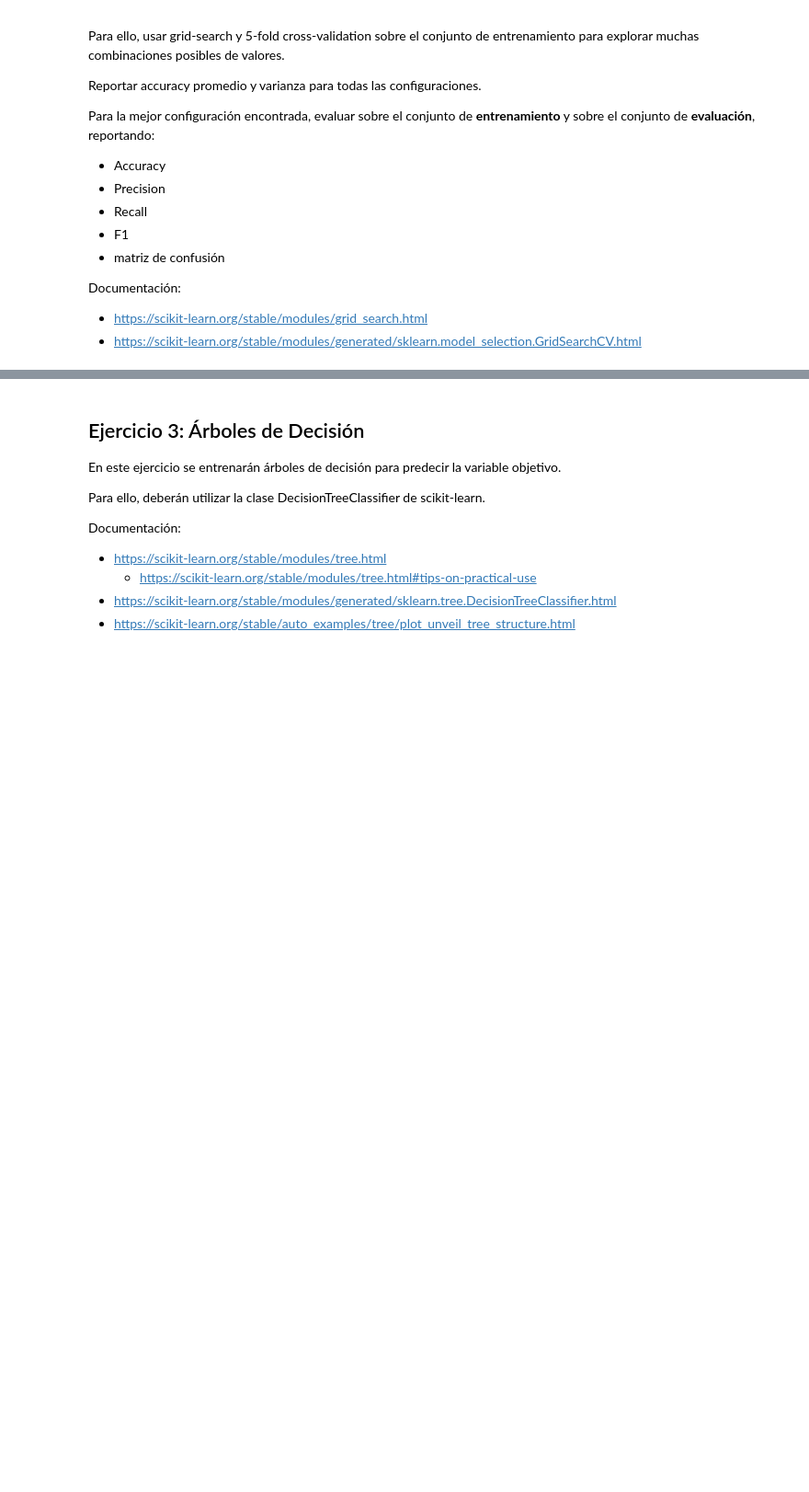
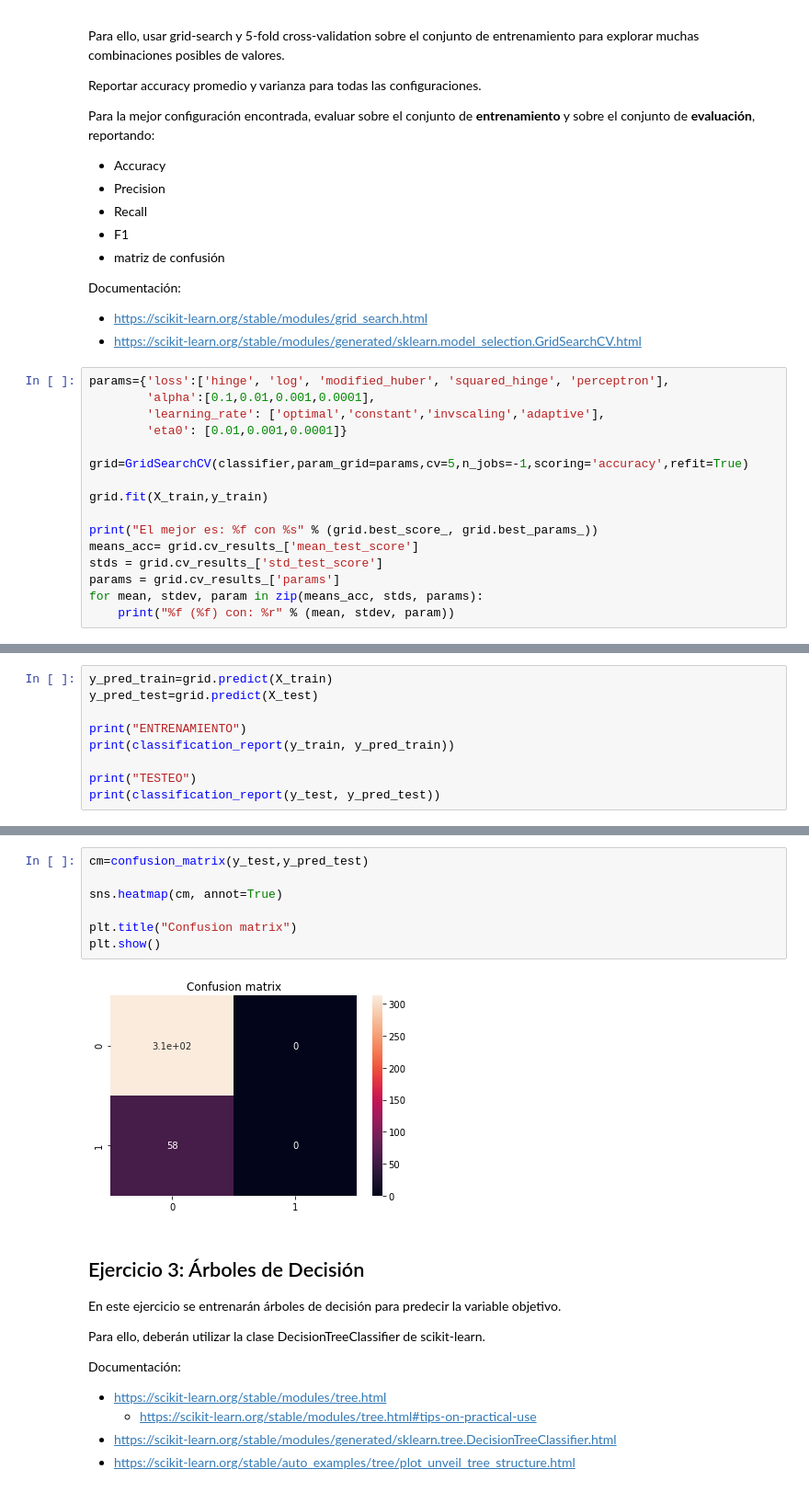
Before and after one commit to estebanarr/intro_aprendizaje_automatico, a Jupyter notebook: Notebooks/Laboratorio 2.ipynb, the cells around one changed output, grey strips where cells are left out. Shown at 92% size. Saved outputs shown, nothing was run; the diff lists cells and outputs as text; blank space fills up the shorter version.

```diff
--- a/Notebooks/Laboratorio 2.ipynb
+++ b/Notebooks/Laboratorio 2.ipynb
@@ -116,3 +171,19 @@ Para la mejor configuración encontrada, evaluar sobre el conjunto de **entrenam
 Documentación:
 - https://scikit-learn.org/stable/modules/grid_search.html
 - https://scikit-learn.org/stable/modules/generated/sklearn.model_selection.GridSearchCV.html
+# %%
+params={'loss':['hinge', 'log', 'modified_huber', 'squared_hinge', 'perceptron'],
+        'alpha':[0.1,0.01,0.001,0.0001],
+        'learning_rate': ['optimal','constant','invscaling','adaptive'],
+        'eta0': [0.01,0.001,0.0001]}
+
+grid=GridSearchCV(classifier,param_grid=params,cv=5,n_jobs=-1,scoring='accuracy',refit=True)
+
+grid.fit(X_train,y_train)
+
+print("El mejor es: %f con %s" % (grid.best_score_, grid.best_params_))
+means_acc= grid.cv_results_['mean_test_score']
+stds = grid.cv_results_['std_test_score']
+params = grid.cv_results_['params']
+for mean, stdev, param in zip(means_acc, stds, params):
+    print("%f (%f) con: %r" % (mean, stdev, param))
@@ -118,0 +208,9 @@ Documentación:
+# %%
+y_pred_train=grid.predict(X_train)
+y_pred_test=grid.predict(X_test)
+
+print("ENTRENAMIENTO")
+print(classification_report(y_train, y_pred_train))
+
+print("TESTEO")
+print(classification_report(y_test, y_pred_test))
@@ -119,3 +237,12 @@ Documentación:
+# %%
+cm=confusion_matrix(y_test,y_pred_test)
+
+sns.heatmap(cm, annot=True)
+
+plt.title("Confusion matrix")
+plt.show()
+# %% [output]
+[figure, added]
 # %% [markdown]
 ## Ejercicio 3: Árboles de Decisión
 
```
Also changed, not shown: parts of 7 cells of this notebook.
